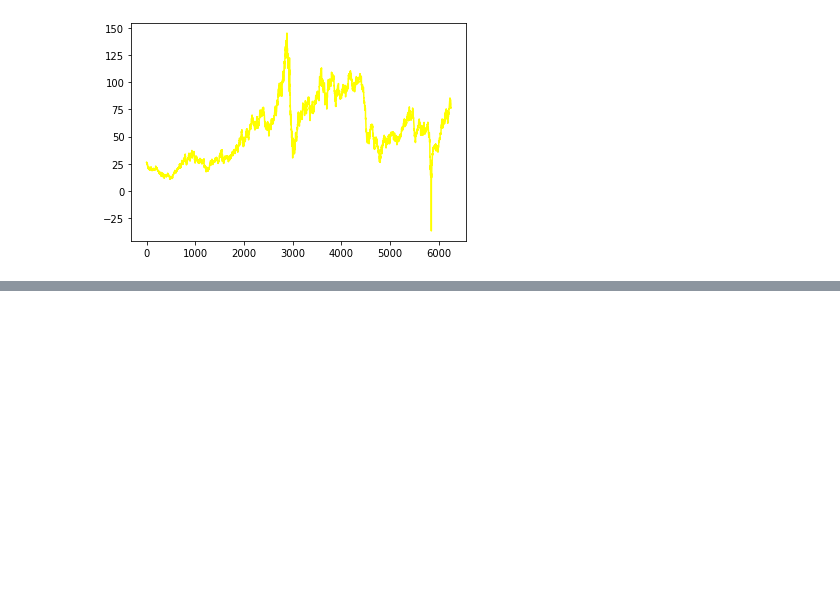
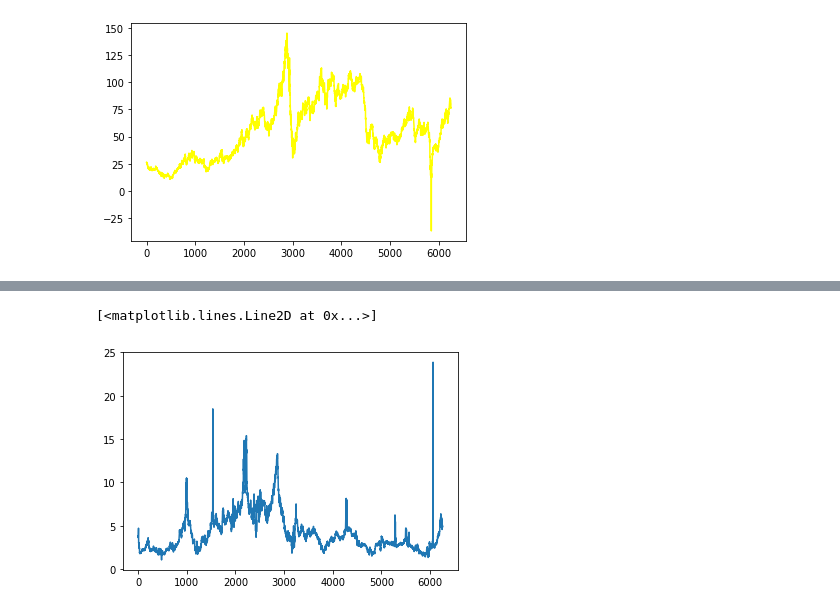
Before and after one commit to Sharath2021/Oil-and-Natural-gas-price-Analysis, a Jupyter notebook: Oil_&_Natural_Gas_price_Analysis.ipynb, the cells around one changed output, grey strips where cells are left out. Cells and saved outputs as stored; diff of their text form; code cells hidden in the pictures; blank space fills up the shorter version.

```diff
--- a/Oil_&_Natural_Gas_price_Analysis.ipynb
+++ b/Oil_&_Natural_Gas_price_Analysis.ipynb
@@ -85,0 +91,5 @@ plot(wti_oil_prices['WTI_Price'],color= 'Yellow')
+# %%
+plot(gas_prices["Henry_Hub_Price"])
+# %% [output]
+[<matplotlib.lines.Line2D at 0x...>]
+[figure, added]
```
Also changed, not shown: parts of 4 cells of this notebook.
